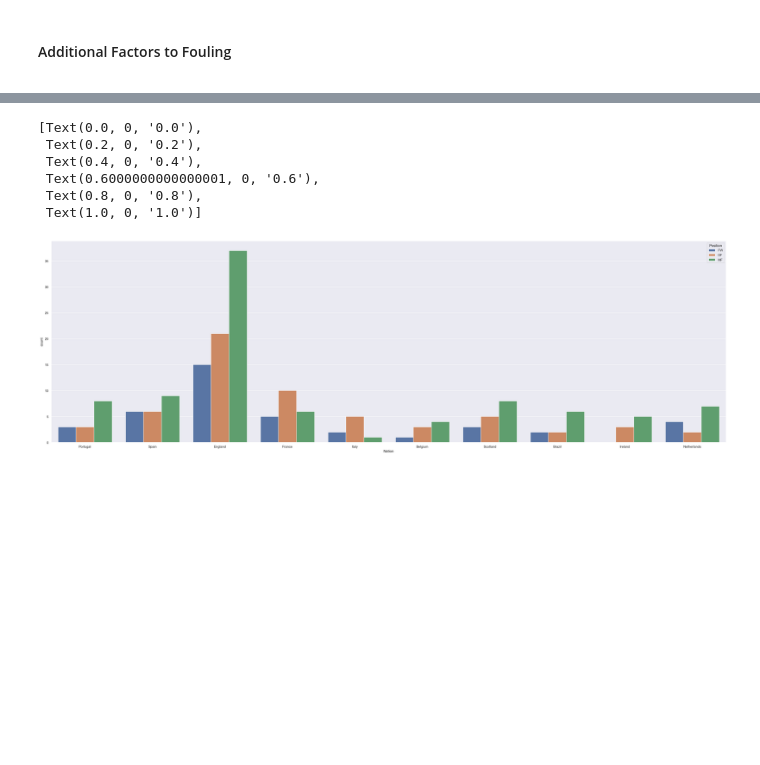
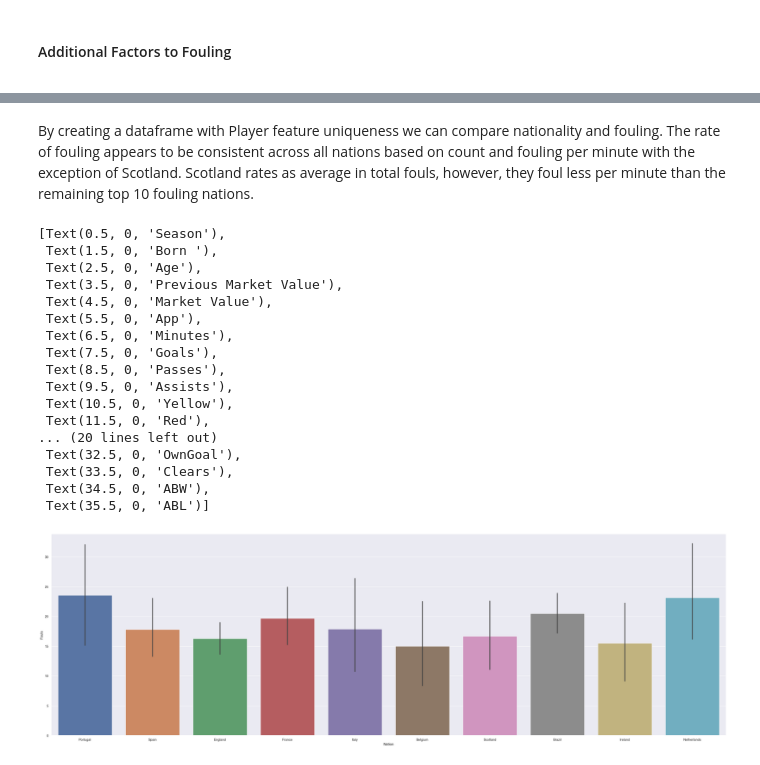
Before and after one commit to ascrivs/studious-couscous, a Jupyter notebook: DSA-Project.ipynb, the cells around one changed output, grey strips where cells are left out. Saved outputs shown, nothing was run; the diff lists cells and outputs as text; code cells hidden in the pictures; blank space fills up the shorter version.

Commit message:
Fouling per minute and count plot adds by nation

```diff
--- a/DSA-Project.ipynb
+++ b/DSA-Project.ipynb
@@ -436,8 +436,8 @@ See the caveats in the documentation: https://pandas.pydata.org/pandas-docs/stab
 # fig, ax = plt.subplots(figsize=(15, 15))
 # sbn.countplot(df,x="Nation")
 # ax.set_xticklabels(ax.get_xticklabels(), rotation=90)
-duplicated_mask = df.duplicated(subset="Player", keep=False)
-unique_player_df = df[~duplicated_mask]
+duplicated_mask = foul_ratio_df.duplicated(subset="Player", keep=False)
+unique_player_df = foul_ratio_df[~duplicated_mask]
 unique_player_df
 # %% [output]
 |  | Player | Season | Born | Age | Squad | Nation | Previous Market Value | Market Value | Position | ... |
@@ -456,15 +456,30 @@ unique_player_df
+# %% [markdown]
+<p>
+By creating a dataframe with Player feature uniqueness we can compare nationality and fouling. The rate of fouling appears to be consistent across all nations based on count and fouling per minute with the exception of Scotland. Scotland rates as average in total fouls, however, they foul less per minute than the remaining top 10 fouling nations.
+</p>
 # %%
 # fig, ax = plt.subplots(figsize=(30, 10))
 # sbn.barplot(unique_player_df,x="Nation",y="Fouls",hue="Position")
 top_10 = unique_player_df["Nation"].value_counts()
-sbn.countplot(unique_player_df[unique_player_df["Nation"].isin(top_10[:10].index)],x="Nation", hue="Position")
+sbn.barplot(unique_player_df[unique_player_df["Nation"].isin(top_10[:10].index)],x="Nation",y="Fouls")
 ax.set_xticklabels(ax.get_xticklabels(), rotation=90)
 # %% [output]
-[Text(0.0, 0, '0.0'),
- Text(0.2, 0, '0.2'),
- Text(0.4, 0, '0.4'),
- Text(0.6000000000000001, 0, '0.6'),
- Text(0.8, 0, '0.8'),
- Text(1.0, 0, '1.0')]
+[Text(0.5, 0, 'Season'),
+ Text(1.5, 0, 'Born '),
+ Text(2.5, 0, 'Age'),
+ Text(3.5, 0, 'Previous Market Value'),
+ Text(4.5, 0, 'Market Value'),
+ Text(5.5, 0, 'App'),
+ Text(6.5, 0, 'Minutes'),
+ Text(7.5, 0, 'Goals'),
+ Text(8.5, 0, 'Passes'),
+ Text(9.5, 0, 'Assists'),
+ Text(10.5, 0, 'Yellow'),
+ Text(11.5, 0, 'Red'),
+... (20 lines left out)
+ Text(32.5, 0, 'OwnGoal'),
+ Text(33.5, 0, 'Clears'),
+ Text(34.5, 0, 'ABW'),
+ Text(35.5, 0, 'ABL')]
-[figure, old version]
+[figure, new version]
 # %%
```
Also changed, not shown: parts of 2 cells of this notebook.
